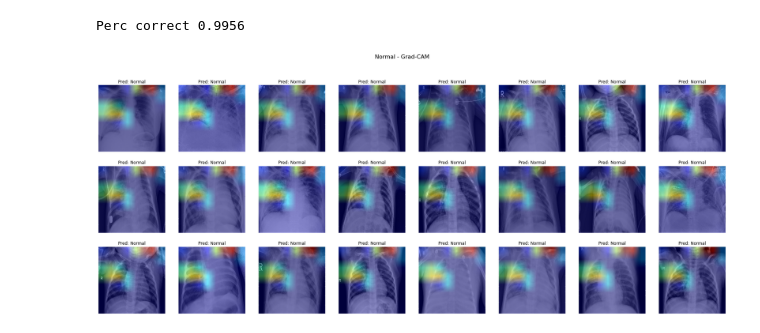
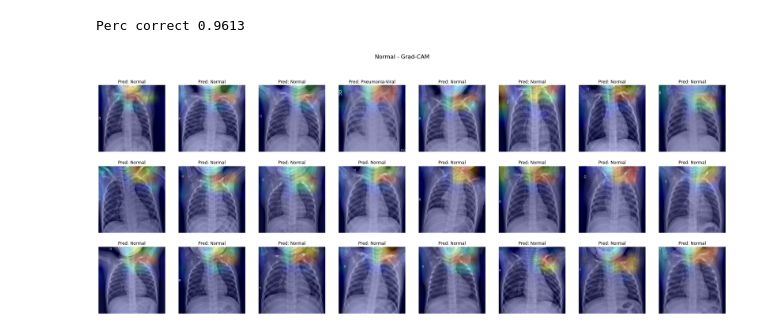
Before and after one commit to joaomarcoscsilva/issues-covid-image-diagnosis, a Jupyter notebook: GradCam.ipynb, the cells around one changed output. Cells and saved outputs as stored; diff of their text form; code cells hidden in the pictures.

Commit message:
Grad CAM fixes

```diff
--- a/GradCam.ipynb
+++ b/GradCam.ipynb
@@ -64,6 +84,0 @@ optim = optax.adamw(schedule, weight_decay = 1e-3)
-# %%
-# Gets functions for the model
-init_fn, loss_fn, grad_fn, update, predict, evaluate, train_epoch = train.get_network_fns(net, optim, BATCH_SIZE)
-
-# Initializes parameters and state
-params, state, optim_state = init_fn(rng)
@@ -92,6 +93,6 @@ save_model("checkpoint.npy")
 # %%
-x_gradcam_data = x_train
-y_gradcam_data = y_train
+x_gradcam_data = x_test
+y_gradcam_data = y_test
 # %%
 gradcam_batch_size = 8
 datagen, num_batches = train.get_datagen(True, gradcam_batch_size, x_gradcam_data, y_gradcam_data, include_last = False)
@@ -102,11 +103,12 @@ counter_cams = []
 # Applies the network to each batch
 for x_batch, y_batch in tqdm(datagen()):
     apply = jax.pmap(net.apply, static_broadcasted_argnums = (2,4,5,6,7))
-    cam = apply(params, state, None, x_batch, False, False, True, False)[0]
-    counter_cam = apply(params, state, None, x_batch, False, False, True, True)[0]
-    cams.append(cam)
-    counter_cams.append(counter_cam)
+
+    c = apply(params, state, None, x_batch, True, False, True, False)[0]
+    cc = apply(params, state, None, x_batch, True, False, True, True)[0]
+
+    cams.append(c)
+    counter_cams.append(cc)
 
 cams = jnp.concatenate(cams)
 counter_cams = jnp.concatenate(counter_cams)
-cams.shape
@@ -115,4 +115,4 @@ cams.shape
 # %%
-y_pred = predict(params, state, x_gradcam_data, training=False)
+y_pred = predict(params, state, x_gradcam_data, training=True)
 y_pred.shape
 # %% [output]
@@ -128,8 +128,6 @@ from IPython.display import Image, display
 import matplotlib.cm as cm
 import cv2
 import utils
-
-# TODO: something is wrong with the preview - compute error rates, maybe the wheres are messed up
 
 def display_gradcam(img, heatmap, alpha=0.4):
     # Rescale heatmap to a range 0-255
@@ -158,41 +156,40 @@ COUNTERFACTUAL = False
 
 ROWS = 3
 COLUMNS = 8
-DISPLAY_RNG = jax.random.PRNGKey(42)
+DISPLAY_RNG = jax.random.PRNGKey(987987689)
 
 real = jnp.argmax(y_gradcam_data, axis=1)
 predicted = jnp.argmax(y_pred, axis=1)
 assert predicted.shape[0] == real.shape[0] and real.shape[0] == y_gradcam_data.shape[0]
 
 indices_of_class = jnp.where(real == CLASS_TO_DISPLAY)[0]
 
 print("Perc correct {:.4f}".format(jnp.mean((predicted[indices_of_class] == CLASS_TO_DISPLAY).astype(jnp.float32))))
 
-indices_of_class = jax.random.choice(DISPLAY_RNG, indices_of_class, shape=[ROWS*COLUMNS])
+indices_of_class = jax.random.choice(DISPLAY_RNG, indices_of_class, shape=[ROWS*COLUMNS], replace=False)
 
-# create figure
 fig = plt.figure(figsize=(32, 12))
 fig.suptitle(utils.CLASS_NAMES[CLASS_TO_DISPLAY] + (" - Grad-CAM" if not COUNTERFACTUAL else " - Counterfactual Grad-CAM"), fontsize=16)
 
 for i in range(ROWS*COLUMNS):
     fig.add_subplot(ROWS, COLUMNS, i+1)
 
     img_index = indices_of_class[i]
     class_index = real[img_index]
     pred = predicted[img_index]
     img = x_all[img_index,]
 
     if not COUNTERFACTUAL:
-        heatmap = cam[img_index, PREVIEW_CLASS]
+        heatmap = cams[img_index, PREVIEW_CLASS, :, :]
     else:
-        heatmap = counter_cam[img_index, PREVIEW_CLASS]
+        heatmap = counter_cams[img_index, PREVIEW_CLASS, :, :]
 
-    display_gradcam(img, heatmap, alpha=0.8)
+    display_gradcam(img, heatmap, alpha=0.5)
 
     title = "Pred: " + utils.CLASS_NAMES[pred]
 
     plt.title(title)
     plt.axis('off')
 # %% [output]
-Perc correct 0.9956
+Perc correct 0.9613
-[figure, old version]
+[figure, new version]
```
Also changed, not shown: parts of 10 cells of this notebook, 3 other files.
